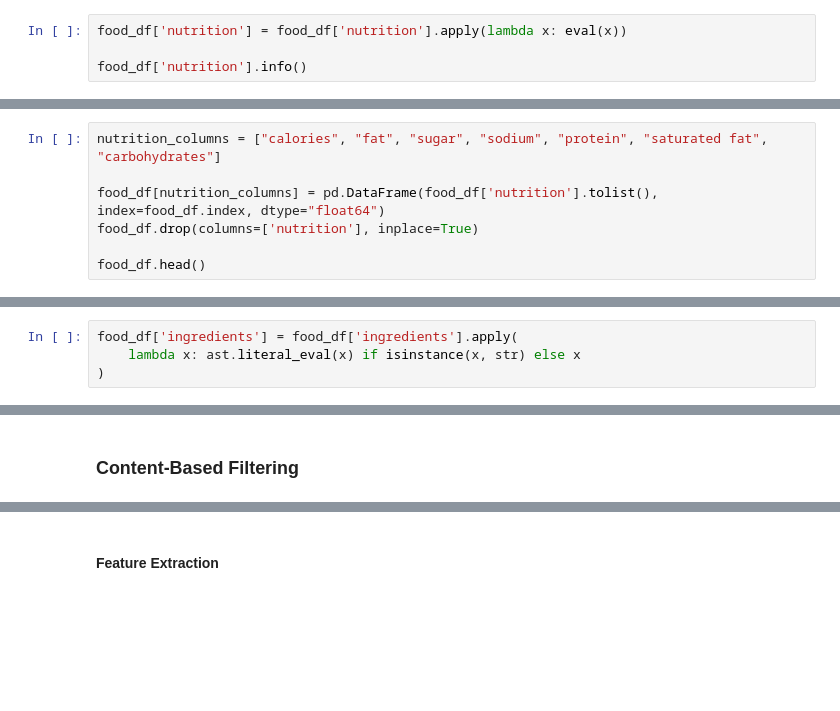
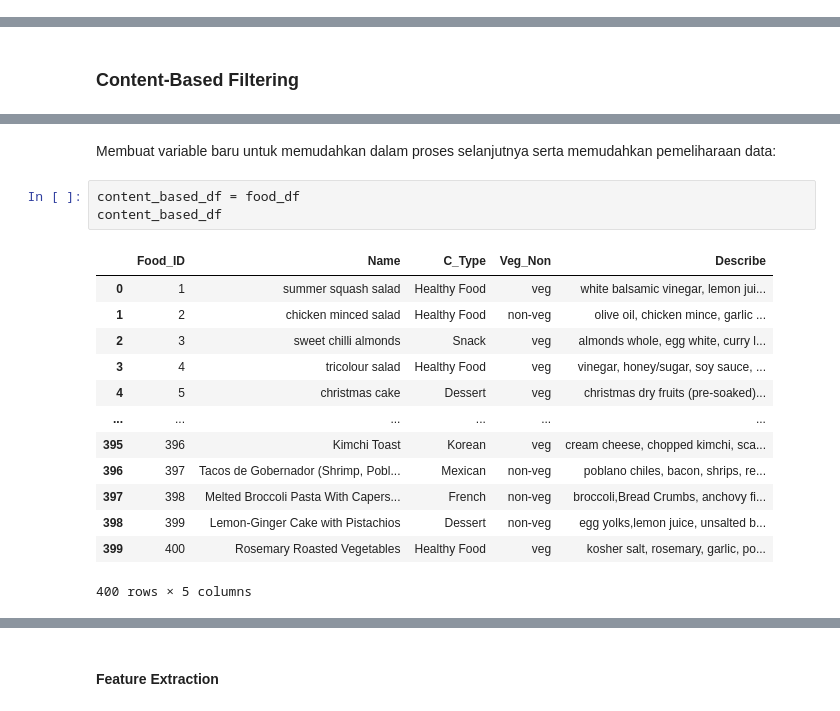
Before and after one commit to Sulbae/OlahGizi-Project, a Jupyter notebook: Food Recommender/notebook.ipynb, the cells around one changed output, grey strips where cells are left out. Drawn from its saved outputs; the diff is of its cells as text; blank space fills up the shorter version.

```diff
--- a/Food Recommender/notebook.ipynb
+++ b/Food Recommender/notebook.ipynb
@@ -450,4 +285,0 @@ Diketahui data pada kolom _nutrition_ memiliki format `object` yang berisi sebua
-# %%
-food_df['nutrition'] = food_df['nutrition'].apply(lambda x: eval(x))
-
-food_df['nutrition'].info()
@@ -482,7 +285,0 @@ Name: nutrition, Length: 2009, dtype: object
-# %%
-nutrition_columns = ["calories", "fat", "sugar", "sodium", "protein", "saturated fat", "carbohydrates"]
-
-food_df[nutrition_columns] = pd.DataFrame(food_df['nutrition'].tolist(), index=food_df.index, dtype="float64")
-food_df.drop(columns=['nutrition'], inplace=True)
-
-food_df.head()
@@ -520,4 +285,0 @@ Konversi data string menjadi list:
-# %%
-food_df['ingredients'] = food_df['ingredients'].apply(
-    lambda x: ast.literal_eval(x) if isinstance(x, str) else x
-)
@@ -590,3 +288,22 @@ content_based_df
+# %% [markdown]
+Membuat variable baru untuk memudahkan dalam proses selanjutnya serta memudahkan pemeliharaan data:
+# %%
+content_based_df = food_df
+content_based_df
+# %% [output]
+|  | Food_ID | Name | C_Type | Veg_Non | Describe |
+| 0 | 1 | summer squash salad | Healthy Food | veg | white balsamic vinegar, lemon jui... |
+| 1 | 2 | chicken minced salad | Healthy Food | non-veg | olive oil, chicken mince, garlic ... |
+| 2 | 3 | sweet chilli almonds | Snack | veg | almonds whole, egg white, curry l... |
+| 3 | 4 | tricolour salad | Healthy Food | veg | vinegar, honey/sugar, soy sauce, ... |
+| 4 | 5 | christmas cake | Dessert | veg | christmas dry fruits (pre-soaked)... |
+| ... | ... | ... | ... | ... | ... |
+| 395 | 396 | Kimchi Toast | Korean | veg | cream cheese, chopped kimchi, sca... |
+| 396 | 397 | Tacos de Gobernador (Shrimp, Pobl... | Mexican | non-veg | poblano chiles, bacon, shrips, re... |
+| 397 | 398 | Melted Broccoli Pasta With Capers... | French | non-veg | broccoli,Bread Crumbs, anchovy fi... |
+| 398 | 399 | Lemon-Ginger Cake with Pistachios | Dessert | non-veg | egg yolks,lemon juice, unsalted b... |
+| 399 | 400 | Rosemary Roasted Vegetables | Healthy Food | veg | kosher salt, rosemary, garlic, po... |
+400 rows × 5 columns
 # %%
 content_based_df.info()
 # %% [output]
```
Also changed, not shown: parts of 77 cells of this notebook.
